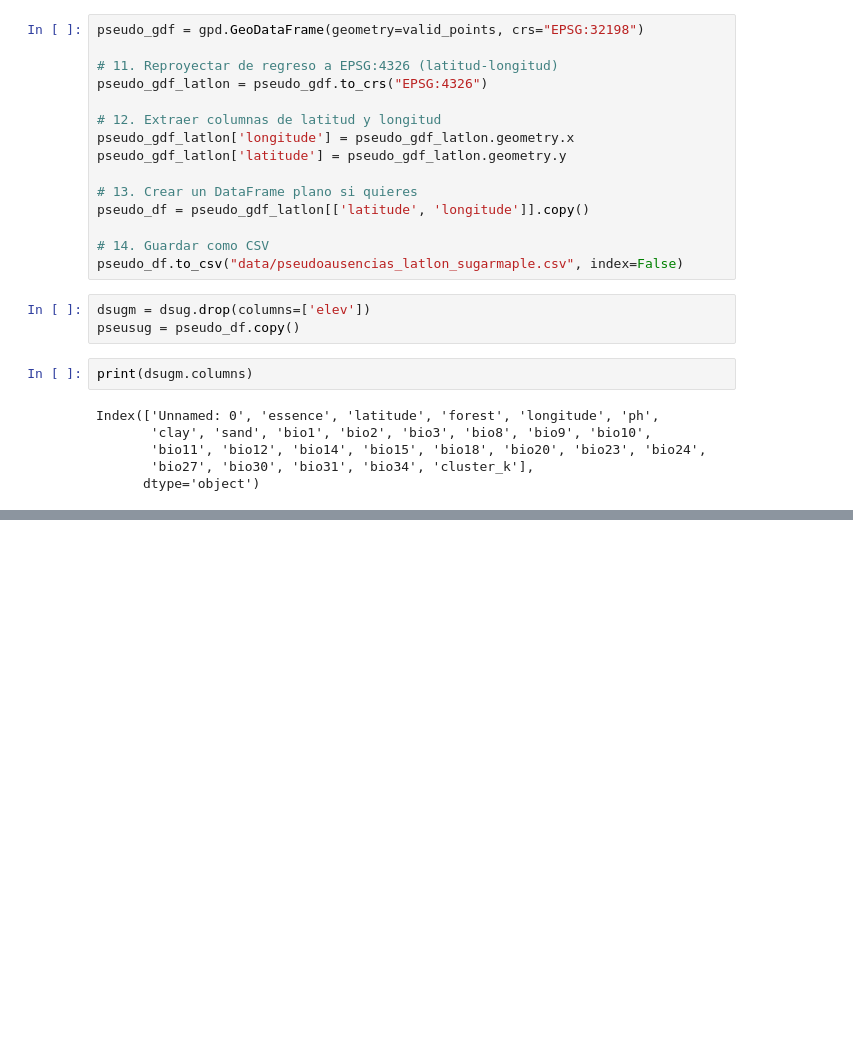
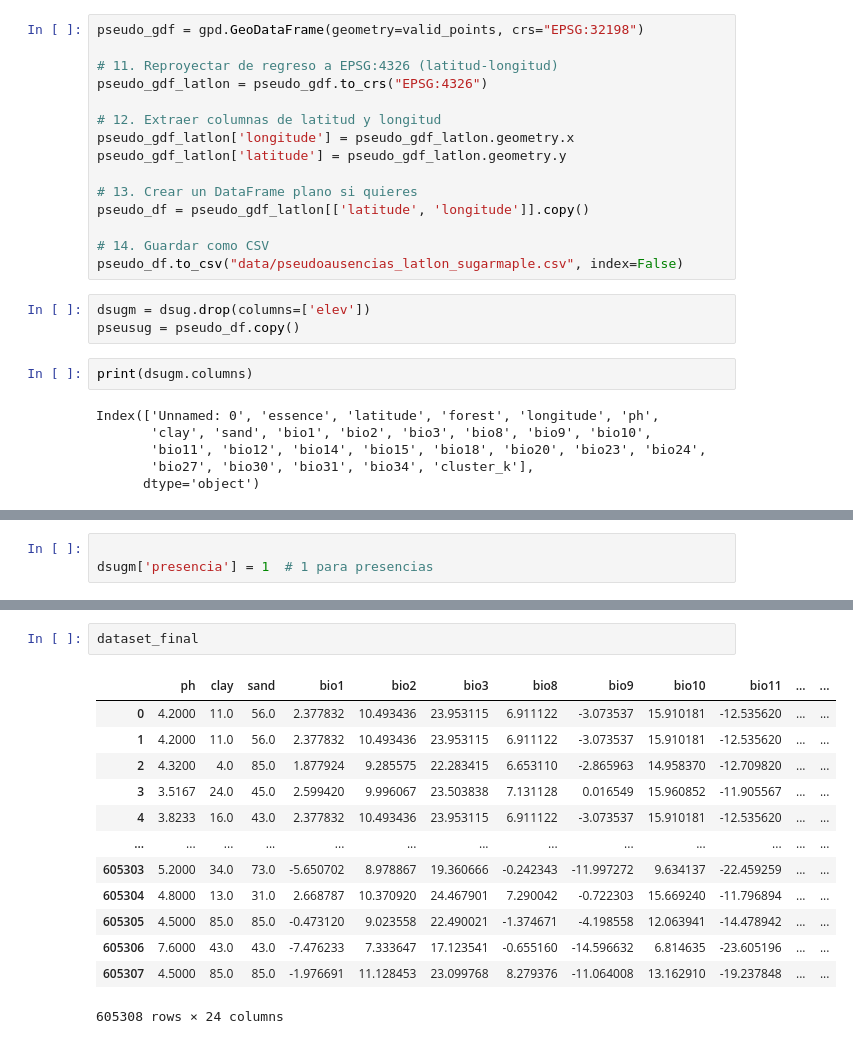
Before and after one commit to jorgelizarazo94/Maple_Quebecois, a Jupyter notebook: Supplementary_4.ipynb, the cells around one changed output, grey strips where cells are left out. Saved outputs shown, nothing was run; the diff lists cells and outputs as text; blank space fills up the shorter version.

```diff
--- a/Supplementary_4.ipynb
+++ b/Supplementary_4.ipynb
@@ -178,0 +240,3 @@ variables = [
+# %%
+
+dsugm['presencia'] = 1  # 1 para presencias
@@ -178,0 +257,16 @@ variables = [
+# %%
+dataset_final
+# %% [output]
+|  | ph | clay | sand | bio1 | bio2 | bio3 | bio8 | bio9 | bio10 | bio11 | ... | ... |
+| 0 | 4.2000 | 11.0 | 56.0 | 2.377832 | 10.493436 | 23.953115 | 6.911122 | -3.073537 | 15.910181 | -12.535620 | ... | ... |
+| 1 | 4.2000 | 11.0 | 56.0 | 2.377832 | 10.493436 | 23.953115 | 6.911122 | -3.073537 | 15.910181 | -12.535620 | ... | ... |
+| 2 | 4.3200 | 4.0 | 85.0 | 1.877924 | 9.285575 | 22.283415 | 6.653110 | -2.865963 | 14.958370 | -12.709820 | ... | ... |
+| 3 | 3.5167 | 24.0 | 45.0 | 2.599420 | 9.996067 | 23.503838 | 7.131128 | 0.016549 | 15.960852 | -11.905567 | ... | ... |
+| 4 | 3.8233 | 16.0 | 43.0 | 2.377832 | 10.493436 | 23.953115 | 6.911122 | -3.073537 | 15.910181 | -12.535620 | ... | ... |
+| ... | ... | ... | ... | ... | ... | ... | ... | ... | ... | ... | ... | ... |
+| 605303 | 5.2000 | 34.0 | 73.0 | -5.650702 | 8.978867 | 19.360666 | -0.242343 | -11.997272 | 9.634137 | -22.459259 | ... | ... |
+| 605304 | 4.8000 | 13.0 | 31.0 | 2.668787 | 10.370920 | 24.467901 | 7.290042 | -0.722303 | 15.669240 | -11.796894 | ... | ... |
+| 605305 | 4.5000 | 85.0 | 85.0 | -0.473120 | 9.023558 | 22.490021 | -1.374671 | -4.198558 | 12.063941 | -14.478942 | ... | ... |
+| 605306 | 7.6000 | 43.0 | 43.0 | -7.476233 | 7.333647 | 17.123541 | -0.655160 | -14.596632 | 6.814635 | -23.605196 | ... | ... |
+| 605307 | 4.5000 | 85.0 | 85.0 | -1.976691 | 11.128453 | 23.099768 | 8.279376 | -11.064008 | 13.162910 | -19.237848 | ... | ... |
+605308 rows × 24 columns
```
Also changed, not shown: parts of 14 cells of this notebook.
